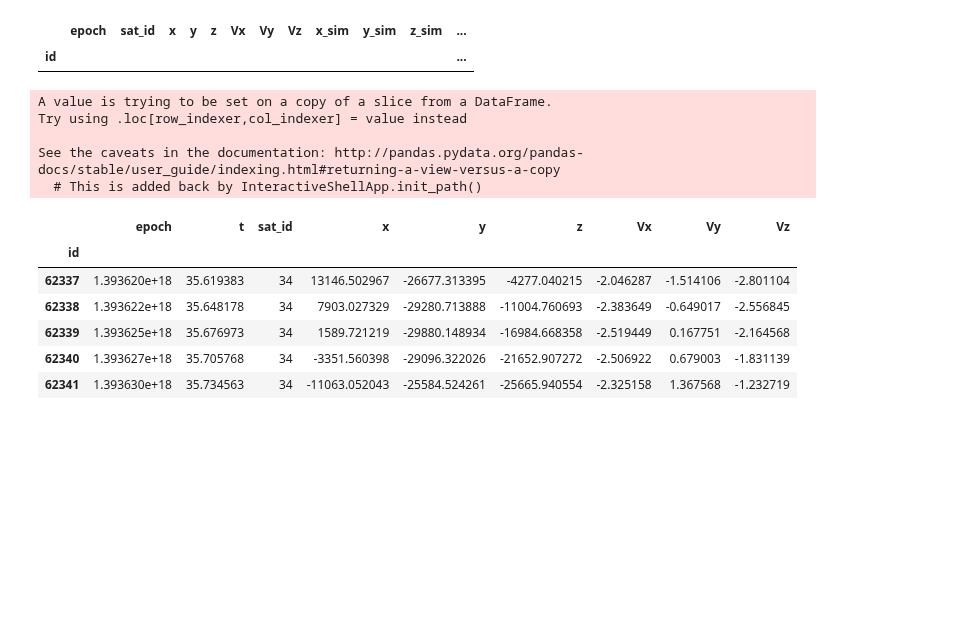
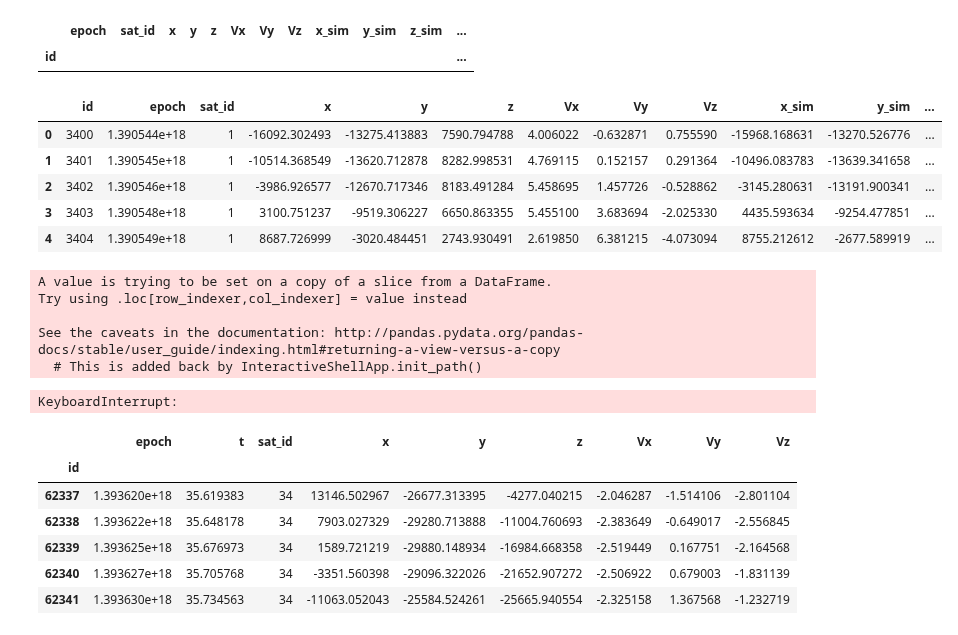
Before and after one commit to Mixanik-43/IDAO-2020, a Jupyter notebook: nonliner+prophet.ipynb, the cells around one changed output. Drawn from its saved outputs; the diff is of its cells as text; code cells hidden in the pictures; blank space fills up the shorter version.

```diff
--- a/nonliner+prophet.ipynb
+++ b/nonliner+prophet.ipynb
@@ -387,10 +387,20 @@ data.to_csv('transformed_data.csv')
+# %%
+data = pd.read_csv('transformed_data.csv')
+data.head()
+# %% [output]
+|  | id | epoch | sat_id | x | y | z | Vx | Vy | Vz | x_sim | y_sim | ... |
+| 0 | 3400 | 1.390544e+18 | 1 | -16092.302493 | -13275.413883 | 7590.794788 | 4.006022 | -0.632871 | 0.755590 | -15968.168631 | -13270.526776 | ... |
+| 1 | 3401 | 1.390545e+18 | 1 | -10514.368549 | -13620.712878 | 8282.998531 | 4.769115 | 0.152157 | 0.291364 | -10496.083783 | -13639.341658 | ... |
+| 2 | 3402 | 1.390546e+18 | 1 | -3986.926577 | -12670.717346 | 8183.491284 | 5.458695 | 1.457726 | -0.528862 | -3145.280631 | -13191.900341 | ... |
+| 3 | 3403 | 1.390548e+18 | 1 | 3100.751237 | -9519.306227 | 6650.863355 | 5.455100 | 3.683694 | -2.025330 | 4435.593634 | -9254.477851 | ... |
+| 4 | 3404 | 1.390549e+18 | 1 | 8687.726999 | -3020.484451 | 2743.930491 | 2.619850 | 6.381215 | -4.073094 | 8755.212612 | -2677.589919 | ... |
 # %%
 fail_list = []
 
-satellites_list = transformed['sat_id'].unique()
-# res = pd.DataFrame([])
-for sat_id in tqdm(satellites_list[18:]):
-
+satellites_list = data['sat_id'].unique()
+res = pd.DataFrame([])
+for sat_id in tqdm(satellites_list[100:]):
+    np.random.seed(50)
 
 
     sat_data = data[data.sat_id == sat_id]
@@ -453,6 +463,7 @@ Try using .loc[row_indexer,col_indexer] = value instead
 
 See the caveats in the documentation: http://pandas.pydata.org/pandas-docs/stable/user_guide/indexing.html#returning-a-view-versus-a-copy
   # This is added back by InteractiveShellApp.init_path()
+KeyboardInterrupt:
 # %%
 res.to_csv('temp.csv')
 # %%
```
Also changed, not shown: parts of 2 cells of this notebook.
